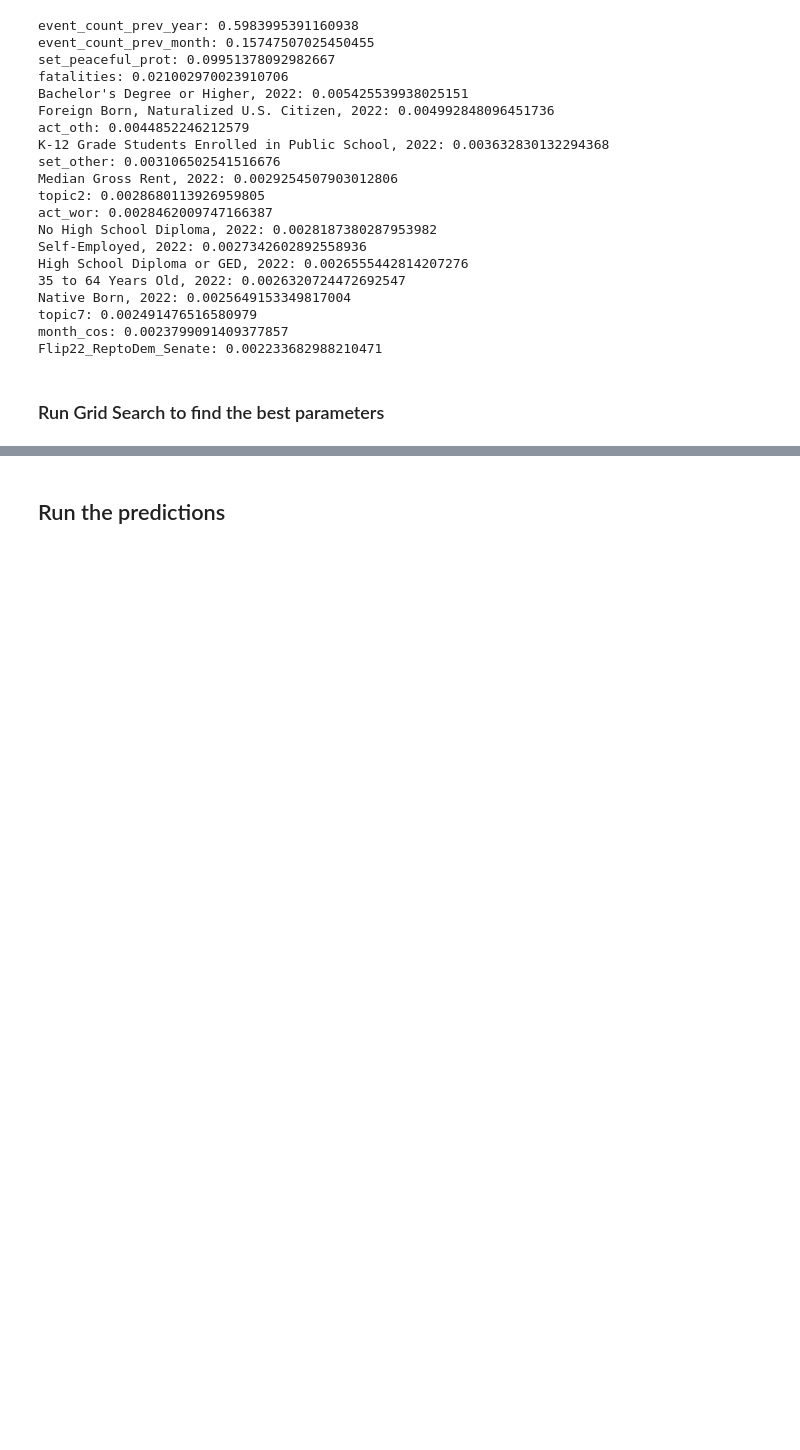
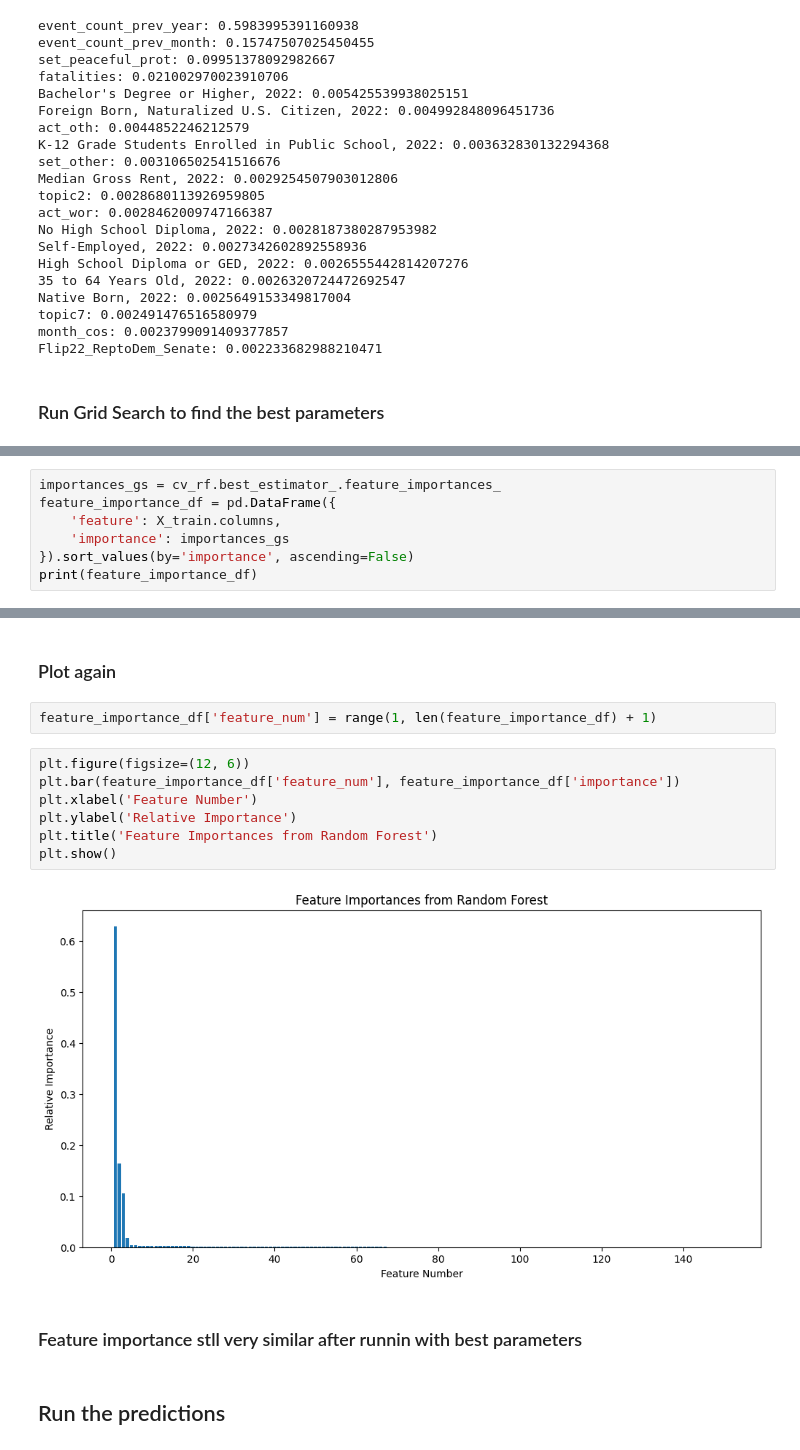
Before and after one commit to bprtdaniel/US_conflict_forecasting, a Jupyter notebook: 3_Models/Lag_models.ipynb, the cells around one changed output, grey strips where cells are left out. Cells and saved outputs as stored; diff of their text form; blank space fills up the shorter version.

```diff
--- a/3_Models/Lag_models.ipynb
+++ b/3_Models/Lag_models.ipynb
@@ -248,0 +240,7 @@ GridSearchCV(cv=TimeSeriesSplit(gap=0, max_train_size=None, n_splits=4, test_siz
+# %%
+importances_gs = cv_rf.best_estimator_.feature_importances_
+feature_importance_df = pd.DataFrame({
+    'feature': X_train.columns,
+    'importance': importances_gs
+}).sort_values(by='importance', ascending=False)
+print(feature_importance_df)
@@ -249,3 +262,18 @@ GridSearchCV(cv=TimeSeriesSplit(gap=0, max_train_size=None, n_splits=4, test_siz
+# %% [markdown]
+### Plot again
+# %%
+feature_importance_df['feature_num'] = range(1, len(feature_importance_df) + 1)
+# %%
+plt.figure(figsize=(12, 6))
+plt.bar(feature_importance_df['feature_num'], feature_importance_df['importance'])
+plt.xlabel('Feature Number')
+plt.ylabel('Relative Importance')
+plt.title('Feature Importances from Random Forest')
+plt.show()
+# %% [output]
+[figure, added]
+# %% [markdown]
+### Feature importance stll very similar after runnin with best parameters
 # %% [markdown]
 ## Run the predictions
 # %% [markdown]
```
Also changed, not shown: parts of 45 cells of this notebook, 3 other files.
